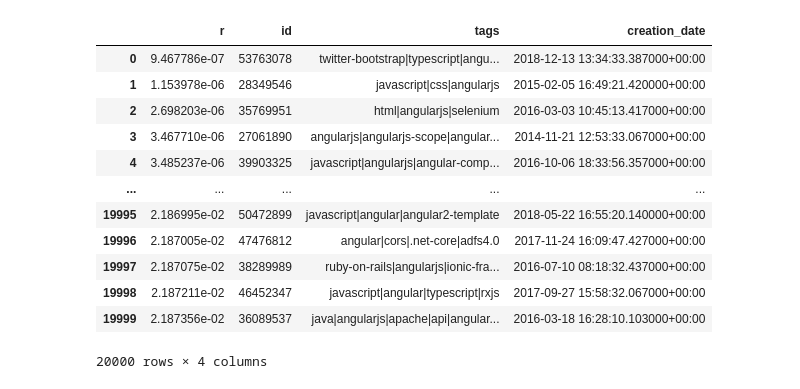
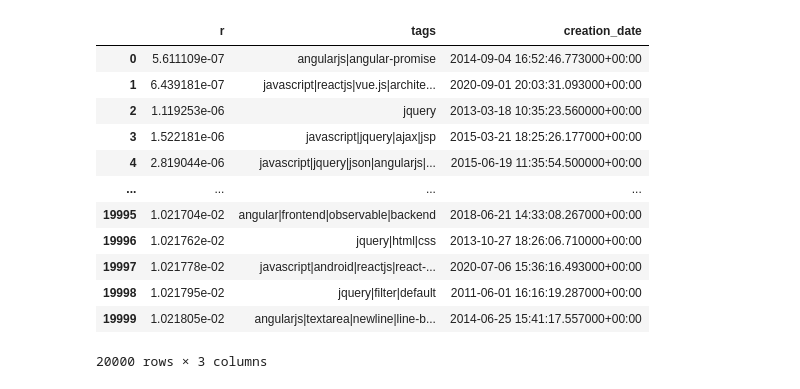
Before and after one commit to Chiyo-no-sake/ds_project, a Jupyter notebook: Data Gathering.ipynb, the cells around one changed output. Saved outputs shown, nothing was run; the diff lists cells and outputs as text; code cells hidden in the pictures.

```diff
--- a/Data Gathering.ipynb
+++ b/Data Gathering.ipynb
@@ -13,35 +13,37 @@ bq_dataset = client.get_dataset(bq_dataset_ref)
 # %%
 #### GET react, angular, vue.js QUESTIONS ##############
 
 sample_size = 20000
 
 query = '''
-    SELECT RAND() as r, id, tags, creation_date FROM `bigquery-public-data.stackoverflow.posts_questions`
-    WHERE (REGEXP_CONTAINS(tags, r"vue.js") OR REGEXP_CONTAINS(tags, r"react") OR REGEXP_CONTAINS(tags, r"angular"))
+    SELECT RAND() as r, tags, creation_date FROM `bigquery-public-data.stackoverflow.posts_questions`
+    WHERE REGEXP_CONTAINS(tags, r"vue.js") OR REGEXP_CONTAINS(tags, r"react") OR REGEXP_CONTAINS(tags, r"angular")
+     OR REGEXP_CONTAINS(tags, r"svelte")  OR REGEXP_CONTAINS(tags, r"ember.js")  OR REGEXP_CONTAINS(tags, r"jquery")
     ORDER BY r
     LIMIT ''' + str(sample_size)
+
 
 df = (
     client.query(query)
     .result()
     .to_dataframe(bqstorage_client=storage_client)
 )
 
 df
 # %% [output]
-|  | r | id | tags | creation_date |
-| 0 | 9.467786e-07 | 53763078 | twitter-bootstrap|typescript|angu... | 2018-12-13 13:34:33.387000+00:00 |
-| 1 | 1.153978e-06 | 28349546 | javascript|css|angularjs | 2015-02-05 16:49:21.420000+00:00 |
-| 2 | 2.698203e-06 | 35769951 | html|angularjs|selenium | 2016-03-03 10:45:13.417000+00:00 |
-| 3 | 3.467710e-06 | 27061890 | angularjs|angularjs-scope|angular... | 2014-11-21 12:53:33.067000+00:00 |
-| 4 | 3.485237e-06 | 39903325 | javascript|angularjs|angular-comp... | 2016-10-06 18:33:56.357000+00:00 |
-| ... | ... | ... | ... | ... |
-| 19995 | 2.186995e-02 | 50472899 | javascript|angular|angular2-template | 2018-05-22 16:55:20.140000+00:00 |
-| 19996 | 2.187005e-02 | 47476812 | angular|cors|.net-core|adfs4.0 | 2017-11-24 16:09:47.427000+00:00 |
-| 19997 | 2.187075e-02 | 38289989 | ruby-on-rails|angularjs|ionic-fra... | 2016-07-10 08:18:32.437000+00:00 |
-| 19998 | 2.187211e-02 | 46452347 | javascript|angular|typescript|rxjs | 2017-09-27 15:58:32.067000+00:00 |
-| 19999 | 2.187356e-02 | 36089537 | java|angularjs|apache|api|angular... | 2016-03-18 16:28:10.103000+00:00 |
+|  | r | tags | creation_date |
+| 0 | 5.611109e-07 | angularjs|angular-promise | 2014-09-04 16:52:46.773000+00:00 |
+| 1 | 6.439181e-07 | javascript|reactjs|vue.js|archite... | 2020-09-01 20:03:31.093000+00:00 |
+| 2 | 1.119253e-06 | jquery | 2013-03-18 10:35:23.560000+00:00 |
+| 3 | 1.522181e-06 | javascript|jquery|ajax|jsp | 2015-03-21 18:25:26.177000+00:00 |
+| 4 | 2.819044e-06 | javascript|jquery|json|angularjs|... | 2015-06-19 11:35:54.500000+00:00 |
+| ... | ... | ... | ... |
+| 19995 | 1.021704e-02 | angular|frontend|observable|backend | 2018-06-21 14:33:08.267000+00:00 |
+| 19996 | 1.021762e-02 | jquery|html|css | 2013-10-27 18:26:06.710000+00:00 |
+| 19997 | 1.021778e-02 | javascript|android|reactjs|react-... | 2020-07-06 15:36:16.493000+00:00 |
+| 19998 | 1.021795e-02 | jquery|filter|default | 2011-06-01 16:16:19.287000+00:00 |
+| 19999 | 1.021805e-02 | angularjs|textarea|newline|line-b... | 2014-06-25 15:41:17.557000+00:00 |
-20000 rows × 4 columns
+20000 rows × 3 columns
 # %%
 ##### CHANGE TAG, SAVE TO CSV ################
 
```
Also changed, not shown: parts of 2 cells of this notebook, 2 other files.
